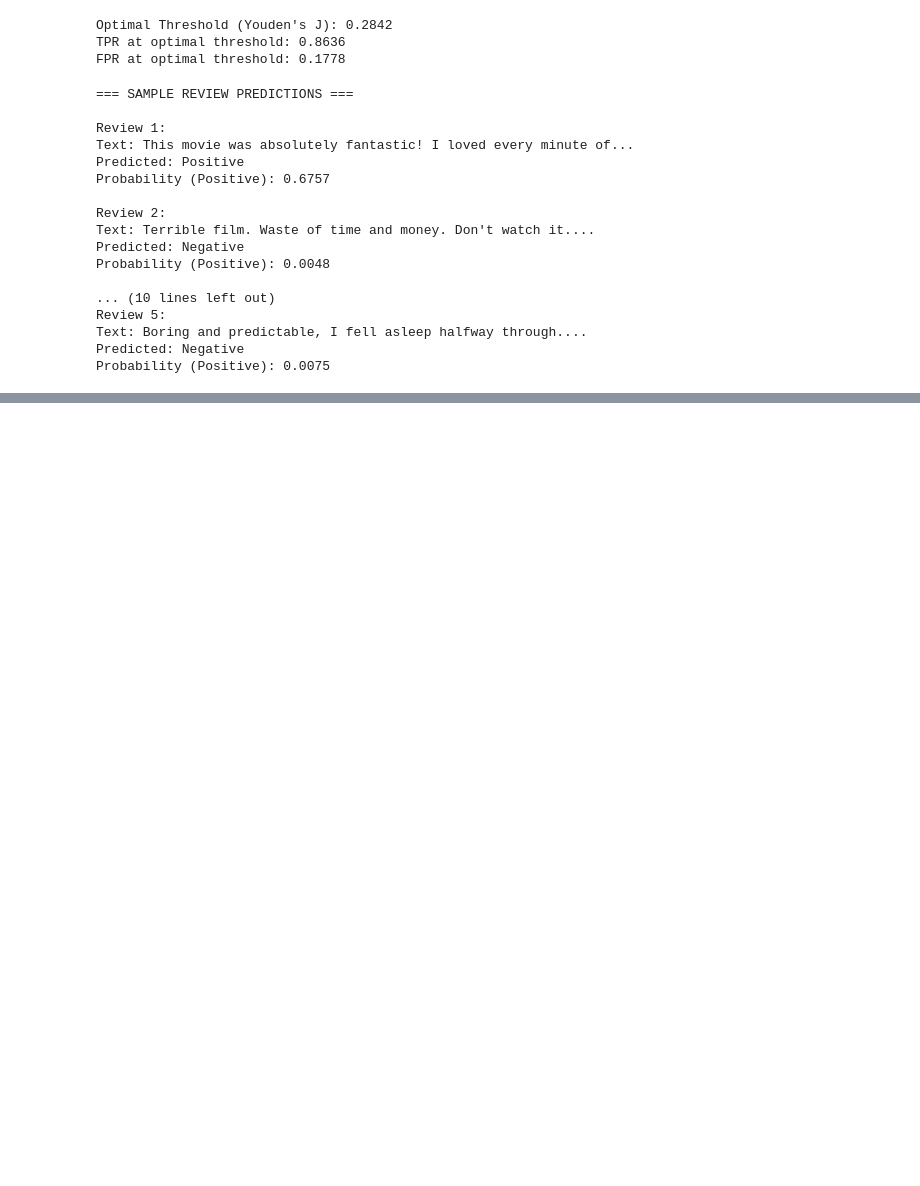
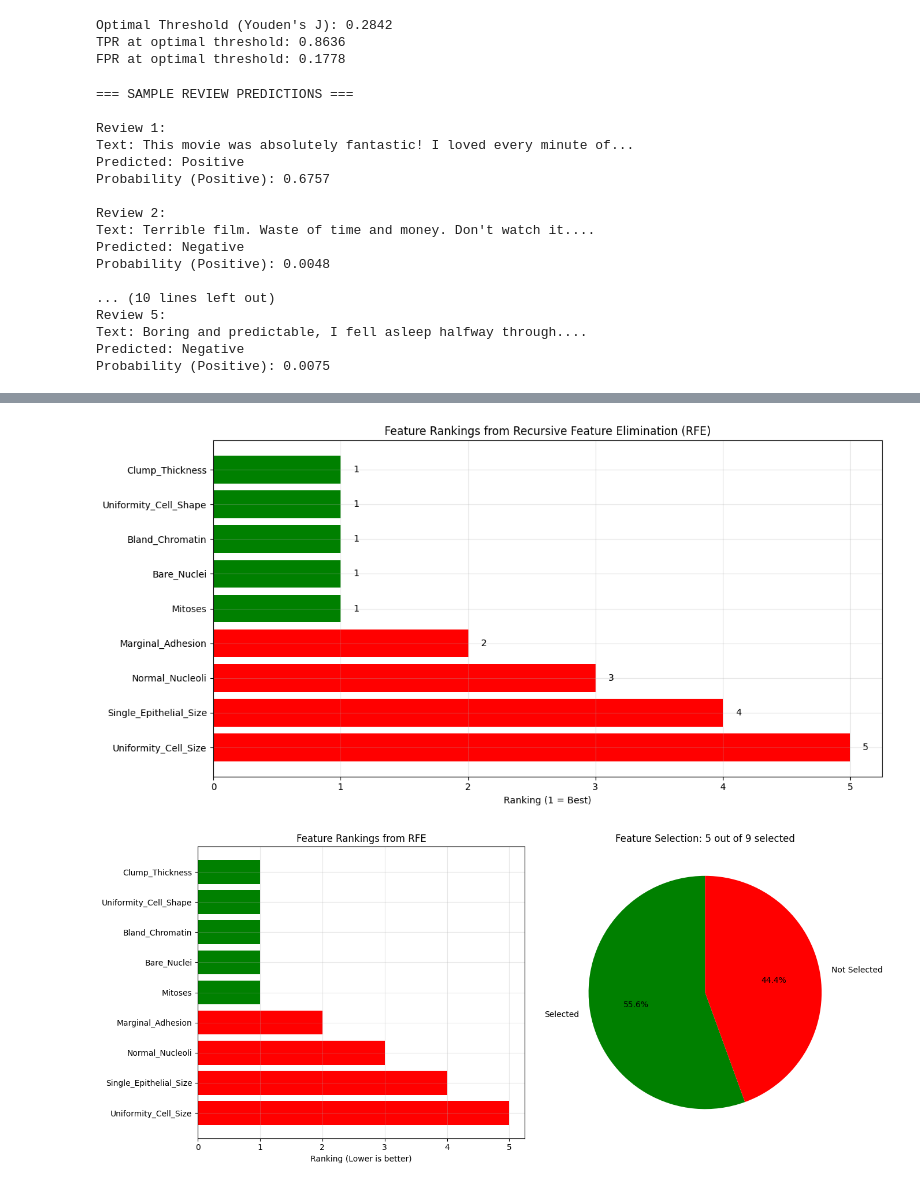
Before and after one commit to Dipesh0987/Concepts-and-Technologies-of-AI, a Jupyter notebook: DipeshKishorChhetri_worksheet10.ipynb, the cells around one changed output, grey strips where cells are left out. Cells and saved outputs as stored; diff of their text form; code cells hidden in the pictures; blank space fills up the shorter version.

```diff
--- a/DipeshKishorChhetri_worksheet10.ipynb
+++ b/DipeshKishorChhetri_worksheet10.ipynb
@@ -387,3 +387,6 @@ Review 5:
 Text: Boring and predictable, I fell asleep halfway through....
 Predicted: Negative
 Probability (Positive): 0.0075
+# %%
+import pandas as pd
+df = pd.read_csv("/content/drive/MyDrive/breast-cancer-wisconsin.data.csv")
@@ -389,0 +587,17 @@ Probability (Positive): 0.0075
+# %%
+# Get selected features
+selected_features = X.columns[rfe.support_].tolist()
+print("\n=== TOP 5 SELECTED FEATURES ===")
+print("Selected features:")
+for i, feature in enumerate(selected_features, 1):
+    print(f"{i}. {feature}")
+
+# Get feature rankings
+feature_rankings = pd.DataFrame({
+    'Feature': X.columns,
+    'Ranking': rfe.ranking_,
+    'Selected': rfe.support_
+}).sort_values('Ranking')
+
+print("\n=== FEATURE RANKINGS ===")
+print(feature_rankings)
@@ -389,0 +624,48 @@ Probability (Positive): 0.0075
+# %%
+import matplotlib.pyplot as plt
+import seaborn as sns
+
+# Visualize feature rankings
+plt.figure(figsize=(12, 6))
+
+# Create horizontal bar plot
+features = feature_rankings['Feature']
+rankings = feature_rankings['Ranking']
+colors = ['green' if sel else 'red' for sel in feature_rankings['Selected']]
+
+plt.barh(range(len(features)), rankings, color=colors)
+plt.yticks(range(len(features)), features)
+plt.xlabel('Ranking (1 = Best)')
+plt.title('Feature Rankings from Recursive Feature Elimination (RFE)')
+plt.gca().invert_yaxis()  # Highest ranking at the top
+
+# Add value labels
+for i, v in enumerate(rankings):
+    plt.text(v + 0.1, i, str(v), color='black', va='center')
+
+plt.grid(True, alpha=0.3)
+plt.tight_layout()
+plt.show()
+
+# Create a more detailed visualization
+fig, (ax1, ax2) = plt.subplots(1, 2, figsize=(14, 6))
+
+# Plot 1: Feature rankings
+ax1.barh(features, rankings, color=colors)
+ax1.set_xlabel('Ranking (Lower is better)')
+ax1.set_title('Feature Rankings from RFE')
+ax1.invert_yaxis()
+ax1.grid(True, alpha=0.3)
+
+# Plot 2: Selected vs Not Selected
+selected_counts = feature_rankings['Selected'].value_counts()
+labels = ['Selected', 'Not Selected']
+colors_pie = ['green', 'red']
+ax2.pie(selected_counts, labels=labels, colors=colors_pie, autopct='%1.1f%%', startangle=90)
+ax2.set_title(f'Feature Selection: {selected_counts[True]} out of {len(features)} selected')
+
+plt.tight_layout()
+plt.show()
+# %% [output]
+[figure, added]
+[figure, added]
```
Also changed, not shown: parts of 17 cells of this notebook.
